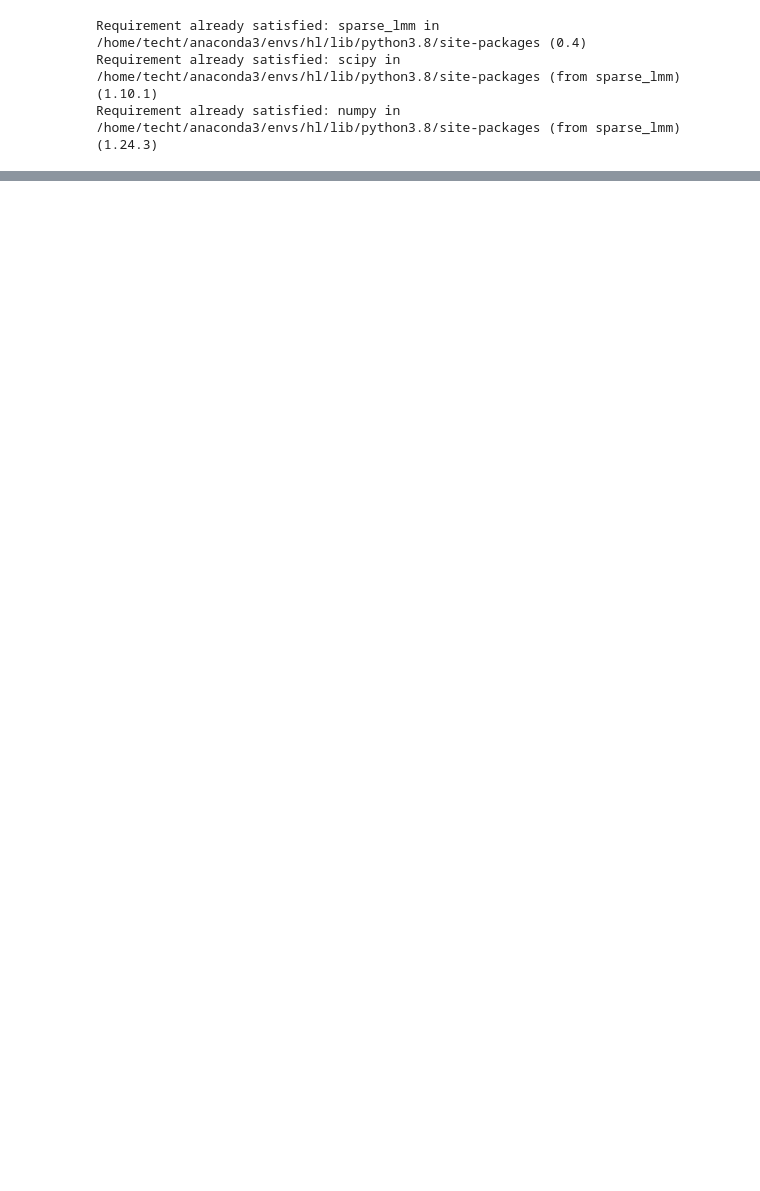
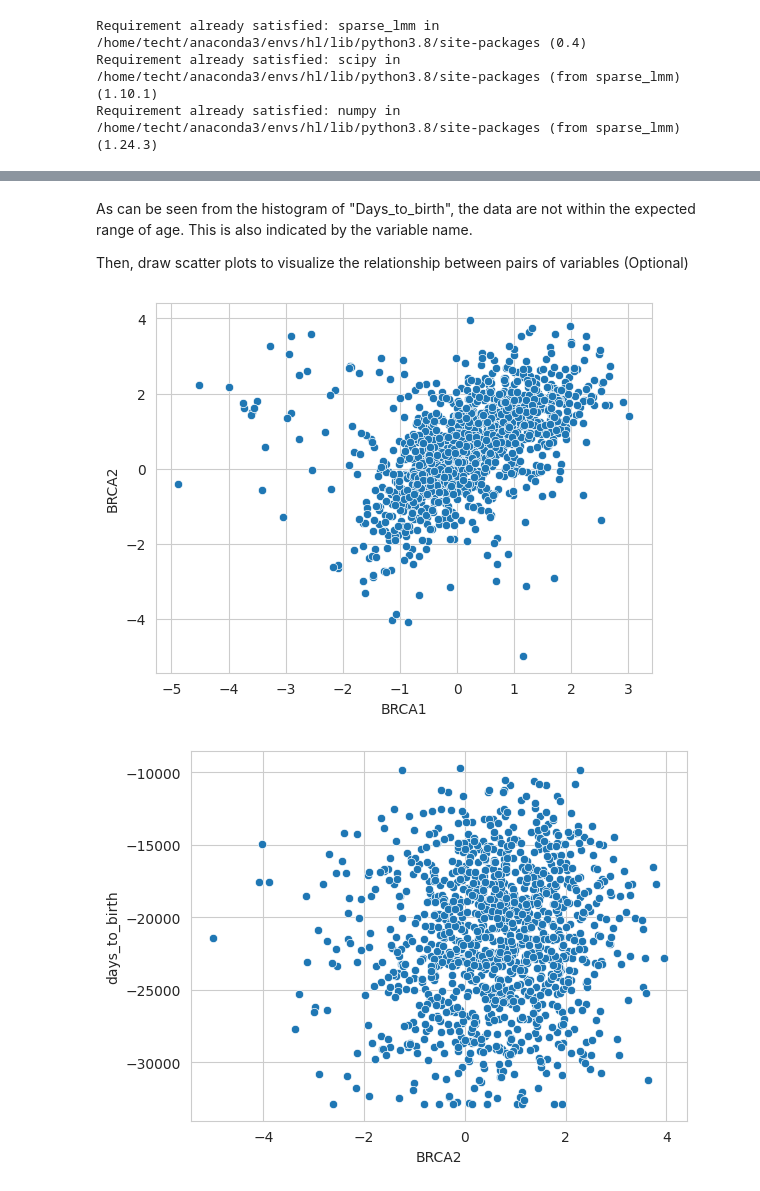
Before and after one commit to JianJinglin/Gold-Standard-Pipeline-Guide, a Jupyter notebook: gold_standard_pipeline.ipynb, the cells around one changed output, grey strips where cells are left out. Cells and saved outputs as stored; diff of their text form; code cells hidden in the pictures; blank space fills up the shorter version.

```diff
--- a/gold_standard_pipeline.ipynb
+++ b/gold_standard_pipeline.ipynb
@@ -372,0 +107,18 @@ Conclusion: H0 is not rejected: There is insufficient evidence to conclude a sig
+# %%
+# Decode the trait information from Sample IDs. Tumor types range from 01 - 09, normal types from 10 - 19.
+# Create a function to check the last two digits of a row index
+
+def mark_tumor(row_index):
+    last_two_digits = int(row_index[-2:])
+
+    if 1 <= last_two_digits <= 9:
+        return 1
+    elif 10 <= last_two_digits <= 19:
+        return 0
+    else:
+        return -1
+
+# Use the apply function to add the trait column to merged_data
+merged_data[trait] = merged_data.index.to_series().apply(mark_tumor)
+
+merged_data.head()
@@ -372,0 +175,14 @@ Conclusion: H0 is not rejected: There is insufficient evidence to conclude a sig
+# %% [markdown]
+As can be seen from the histogram of "Days_to_birth", the data are not within the expected range of age.
+This is also indicated by the variable name.
+
+Then, draw scatter plots to visualize the relationship between pairs of variables (Optional)
+# %%
+sns.scatterplot(data=merged_data, x='BRCA1', y='BRCA2')
+plt.show()
+
+sns.scatterplot(data=merged_data, x='BRCA2', y=condition_col)
+plt.show()
+# %% [output]
+[figure, added]
+[figure, added]
```
Also changed, not shown: parts of 40 cells of this notebook.
